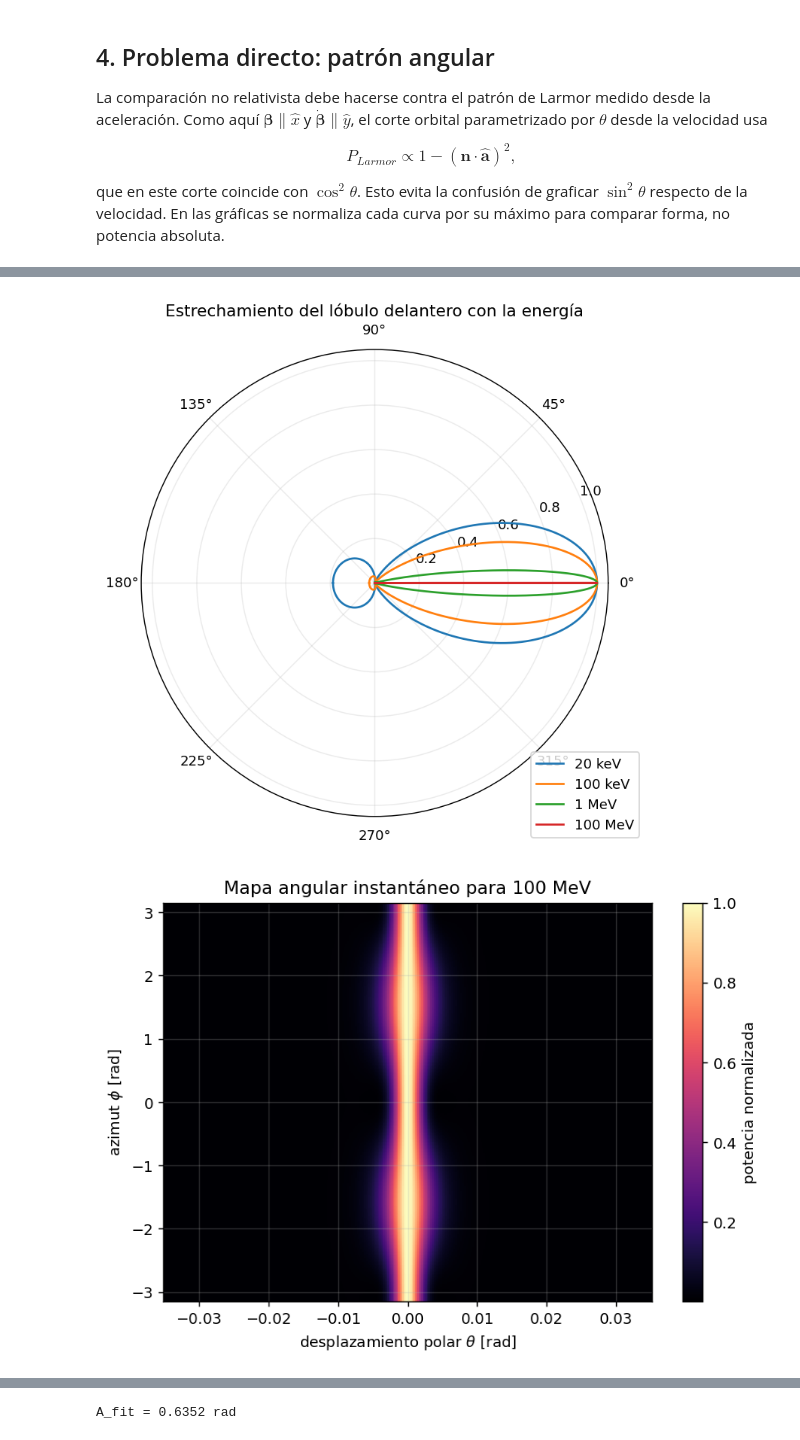
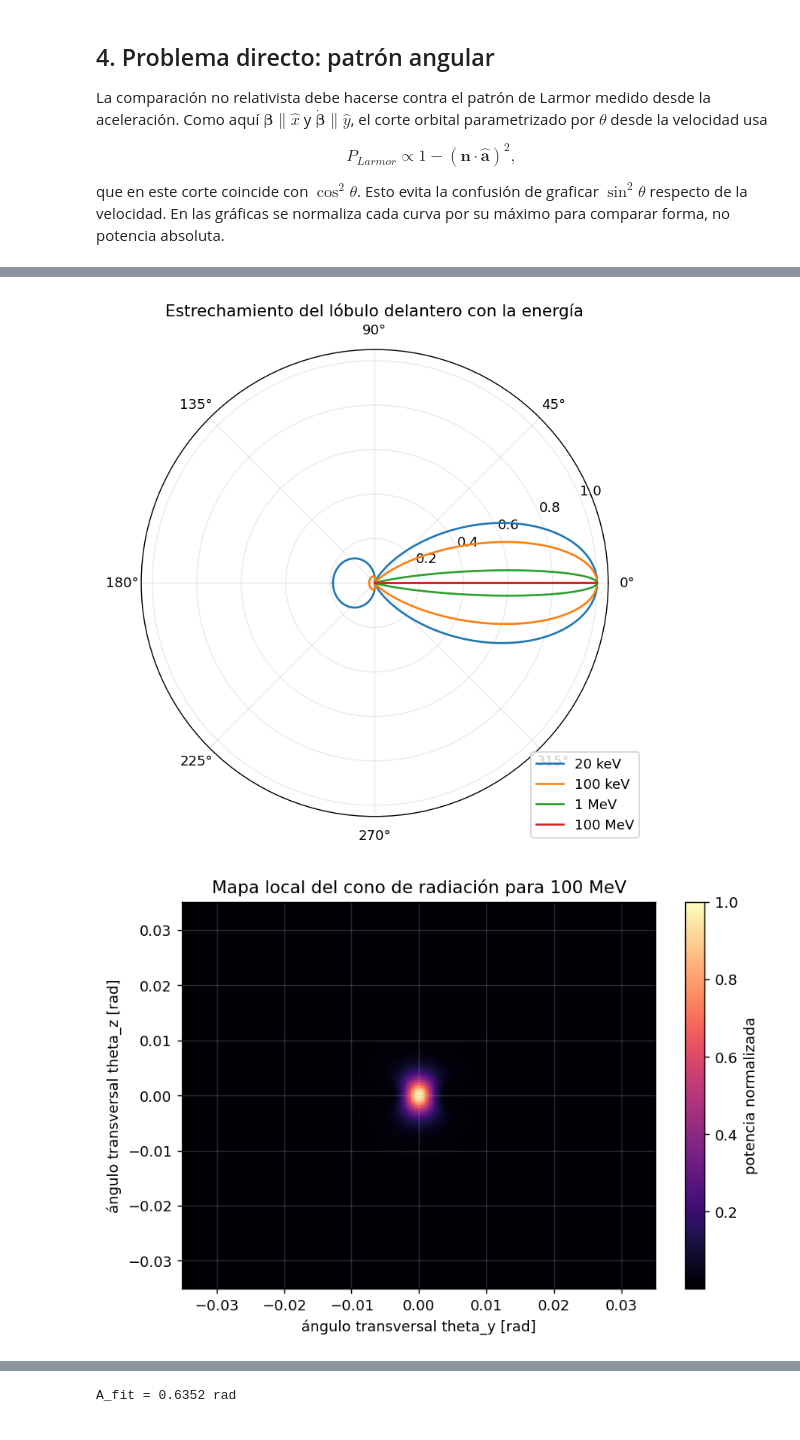
Before and after one commit to JuanJ27/Base, a Jupyter notebook: Python/electrodos/Electro2/electro2.ipynb, the cells around one changed output, grey strips where cells are left out. Drawn from its saved outputs; the diff is of its cells as text; code cells hidden in the pictures.

```diff
--- a/Python/electrodos/Electro2/electro2.ipynb
+++ b/Python/electrodos/Electro2/electro2.ipynb
@@ -150,11 +166,11 @@ def larmor_reference(theta, phi=0.0):
     return y / peak if peak > 0 else y
 
 
-def angular_power(theta, phi=0.0, gamma=1.0, beta_dot_scale=1.0):
-    """Distribución angular instantánea Liénard-Wiechert para beta en x y beta_dot en y."""
+def angular_power_vectors(n, gamma=1.0, beta_dot_scale=1.0):
+    """Distribución angular instantánea para direcciones vectoriales n[..., 3]."""
+    n = np.asarray(n, dtype=float)
     gamma = float(gamma)
     beta = float(beta_from_gamma(gamma))
-    n = directions_from_angles(theta, phi)
     beta_vec = np.array([beta, 0.0, 0.0])
     beta_dot = np.array([0.0, beta_dot_scale, 0.0])
     cross_inner = np.cross(n - beta_vec, beta_dot)
@@ -162,6 +178,12 @@ def angular_power(theta, phi=0.0, gamma=1.0, beta_dot_scale=1.0):
     denom = np.maximum(1e-300, 1.0 - np.sum(n * beta_vec, axis=-1))**5
     prefactor = e_abs**2 / (16.0 * np.pi**2 * epsilon0 * c)
     return prefactor * numerator / denom
+
+
+def angular_power(theta, phi=0.0, gamma=1.0, beta_dot_scale=1.0):
+    """Distribución angular instantánea Liénard-Wiechert para beta en x y beta_dot en y."""
+    n = directions_from_angles(theta, phi)
+    return angular_power_vectors(n, gamma=gamma, beta_dot_scale=beta_dot_scale)
 
 
 def normalized_angular_power(theta, phi=0.0, gamma=1.0):
@@ -262,9 +284,10 @@ que en este corte coincide con $\cos^2\theta$. Esto evita la confusión de grafi
 # %%
 theta = np.linspace(0, np.pi, 2400)
 larmor = larmor_reference(theta)
+larmor_plot = np.clip(larmor, 1e-12, None)
 
 fig, ax = plt.subplots(figsize=(7.2, 4.4))
-ax.plot(theta, larmor, "--", color="0.35", label="Larmor no relativista 1-(n·a_hat)^2")
+ax.plot(theta, larmor_plot, "--", color="0.35", label="Larmor no relativista 1-(n·a_hat)^2")
 for K, label in zip([20e3, 1e6, 100e6], ["20 keV", "1 MeV", "100 MeV"]):
     g = gamma_from_kinetic_energy(K)
     ax.plot(theta, normalized_angular_power(theta, gamma=g), label=label)
@@ -291,16 +314,19 @@ plt.show()
 
 K_heat = 100e6
 g_heat = gamma_from_kinetic_energy(K_heat)
-th_h = np.linspace(-0.035, 0.035, 360)
-ph_h = np.linspace(-np.pi, np.pi, 360)
-TH, PH = np.meshgrid(th_h, ph_h)
-Z = normalized_angular_power(np.abs(TH), phi=PH, gamma=g_heat)
+theta_y = np.linspace(-0.035, 0.035, 360)
+theta_z = np.linspace(-0.035, 0.035, 360)
+THY, THZ = np.meshgrid(theta_y, theta_z)
+n_local = np.stack([np.ones_like(THY), THY, THZ], axis=-1)
+n_local /= np.linalg.norm(n_local, axis=-1, keepdims=True)
+Z = angular_power_vectors(n_local, gamma=g_heat)
+Z /= Z.max()
 fig, ax = plt.subplots(figsize=(7.3, 4.8))
-im = ax.pcolormesh(th_h, ph_h, Z, shading="auto", cmap="magma")
+im = ax.pcolormesh(theta_y, theta_z, Z, shading="auto", cmap="magma")
 fig.colorbar(im, ax=ax, label="potencia normalizada")
-ax.set_xlabel(r"desplazamiento polar $\theta$ [rad]")
-ax.set_ylabel(r"azimut $\phi$ [rad]")
-ax.set_title("Mapa angular instantáneo para 100 MeV")
+ax.set_xlabel("ángulo transversal theta_y [rad]")
+ax.set_ylabel("ángulo transversal theta_z [rad]")
+ax.set_title("Mapa local del cono de radiación para 100 MeV")
 savefig("angular_heatmap_100MeV.png")
 plt.show()
 # %% [output]
@@ -308,2 +334,2 @@ plt.show()
 [figure]
-[figure, old version]
+[figure, new version]
```
Also changed, not shown: parts of 23 cells of this notebook, 2 other files.
